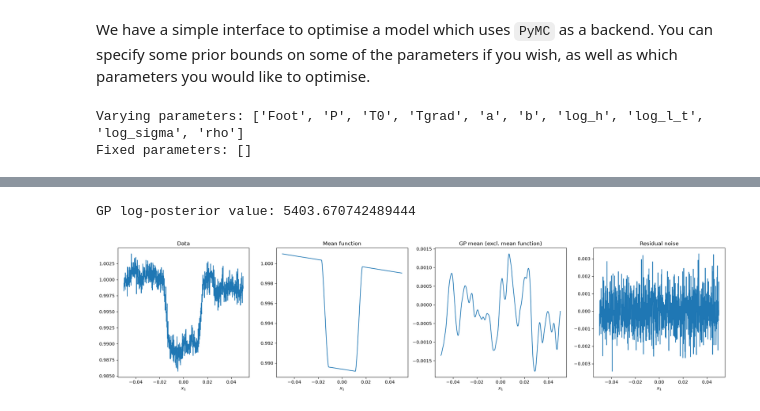
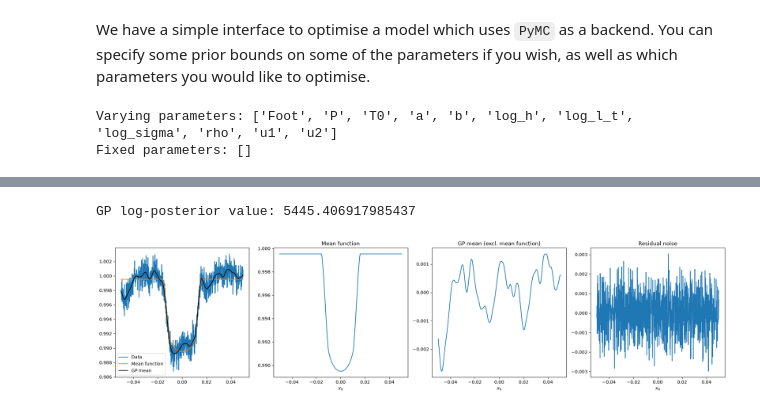
Before and after one commit to markfortune/luas, a Jupyter notebook: docs/source/tutorials/Simple_1D_example.ipynb, the cells around one changed output, grey strips where cells are left out. Cells and saved outputs as stored; diff of their text form; code cells hidden in the pictures.

```diff
--- a/docs/source/tutorials/Simple_1D_example.ipynb
+++ b/docs/source/tutorials/Simple_1D_example.ipynb
@@ -116,16 +94,17 @@ x_t = jnp.linspace(-0.05, 0.05, N_t)
 # Use some simple parameters typical of a hot Jupiter
 # Note the size-1 arrays on parameters arameters which makes it easier to fit with PyMC
 mfp = {
-    "T0":0.,     # Central transit time
-    "P":1.,      # Period (days)
-    "a":8.,     # a
-    "rho":0.1,            # Transit depth aka (Rp/R*)^2
-    "b":0.7,
-    "Foot":1.,               # Baseline flux out of transit
-    "Tgrad":0.,               # Gradient in baseline flux (days^-1)
+    "T0":0.,        # Central transit time
+    "P":1.,         # Period (days)
+    "a":8.,         # a
+    "rho":0.1,      # Radius ratio aka (Rp/R*)
+    "b":0.7,        # Impact parameter
+    "u1":0.4,       # First quadratic limb darkening parameter
+    "u2":0.2,       # Second quadratic limb darkening parameter
+    "Foot":1.,      # Baseline flux out of transit
 }
 
-plt.plot(x_t, transit_no_ld(mfp, x_t), "k.")
+plt.plot(x_t, transit_model(mfp, x_t), "k.")
 plt.xlabel("Time (days)")
 plt.ylabel("Normalised Flux")
 plt.show()
@@ -155,7 +134,7 @@ def build_kf(hp, x_t):
 hp = {
     "log_h":np.log(1e-3),
     "log_l_t":np.log(0.004),
-    "log_sigma":np.log(1e-3) * np.ones(N_t),
+    "log_sigma":np.log(1e-3),
 }
 
 # build the kernel object if you want to visualise it
@@ -177,21 +156,24 @@ plt.show()
 # %% [markdown]
 We can build our GP model by combining these together. We may also want to add a logPrior function if we have priors on particular parameters we want to add to our log-posterior calculation.
 # %%
-prior_dict = {"P":{"mean":1., "std":1e-5}}
+prior_dict = {"P":{"mean":1., "std":1e-5},
+              "u1":{"mean":0.4, "std":0.05},
+              "u2":{"mean":0.2, "std":0.05},
+              }
 
 def logPrior(p, x_t):
-
-    # normal prior on the period
-    logPrior_val = - 0.5 * (p["P"] - prior_dict["P"]["mean"])**2/prior_dict["P"]["std"]**2
+    # Gaussian prior on the period
+    logPrior_val = luas.priors.Normal(p["P"],prior_dict["P"]["mean"], prior_dict["P"]["std"])
+    logPrior_val += luas.priors.Normal(p["u1"],prior_dict["u1"]["mean"], prior_dict["u1"]["std"])
+    logPrior_val += luas.priors.Normal(p["u2"],prior_dict["u2"]["mean"], prior_dict["u2"]["std"])
 
     return logPrior_val
-
 
 p_init = deepcopy(mfp)
 p_init.update(hp)
 
 # build our GP model
-gp = luas.GP(p_init, x_t, kf = build_kf, mf = transit_no_ld, logPrior = logPrior)
+gp = luas.GP(p_init, x_t, kf = build_kf, mf = transit_model, logPrior = logPrior)
 
 # sample from the GP prior
 # in this case will generate a synthetic observation with correlated noise following our kernel model
@@ -229,23 +192,23 @@ We have a simple interface to optimise a model which uses ``PyMC`` as a backend.
 # %%
 param_bounds = {
     "b":[0., 1.],
-    "Foot":[0.999, 1.001],
-    "Tgrad":[-1., 1.],
     "log_h":[-10., -5.],
     "log_l_t":[np.log(0.001), np.log(0.05)],
     "log_sigma":[-10., -5.],
+    "Foot":[0.99, 1.01],
 }
 
-
-p_opt = gp.optimise(p_init, y, param_bounds = param_bounds)
-
+p_opt = gp.optimise(p_init, y, param_bounds = param_bounds,
+                    tol = 1e-13, maxeval = 20000, # Can play around with these to finetune the stopping criteria
+                    vars = ['P', 'Foot', 'T0', 'u1', 'u2', 'a', 'b', 'log_h', 'log_l_t', 'log_sigma', 'rho'] # Free parameters to fit
+                    )
 
 gp.plot(p_opt, y)
 print(f"GP log-posterior value: {gp.logP(p_opt, y)}")
 # %% [output]
-Varying parameters: ['Foot', 'P', 'T0', 'Tgrad', 'a', 'b', 'log_h', 'log_l_t', 'log_sigma', 'rho']
+Varying parameters: ['Foot', 'P', 'T0', 'a', 'b', 'log_h', 'log_l_t', 'log_sigma', 'rho', 'u1', 'u2']
 Fixed parameters: []
 [interactive output not drawn]
 [interactive output not drawn]
-GP log-posterior value: 5403.670742489444
+GP log-posterior value: 5445.406917985437
-[figure, old version]
+[figure, new version]
```
Also changed, not shown: parts of 19 cells of this notebook, 15 other files.
